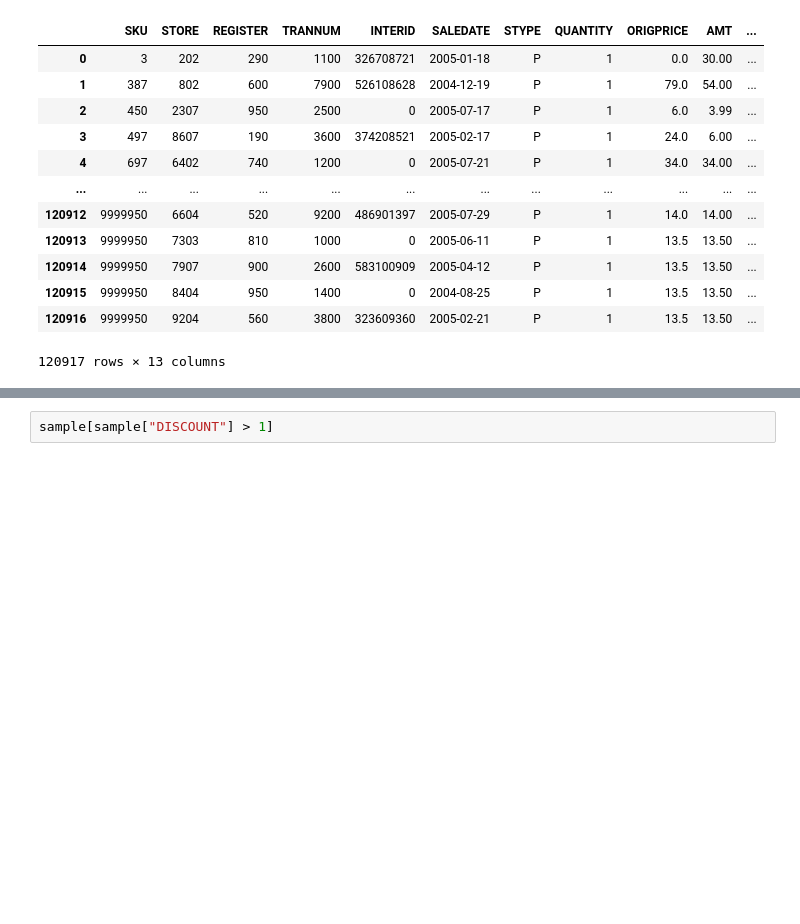
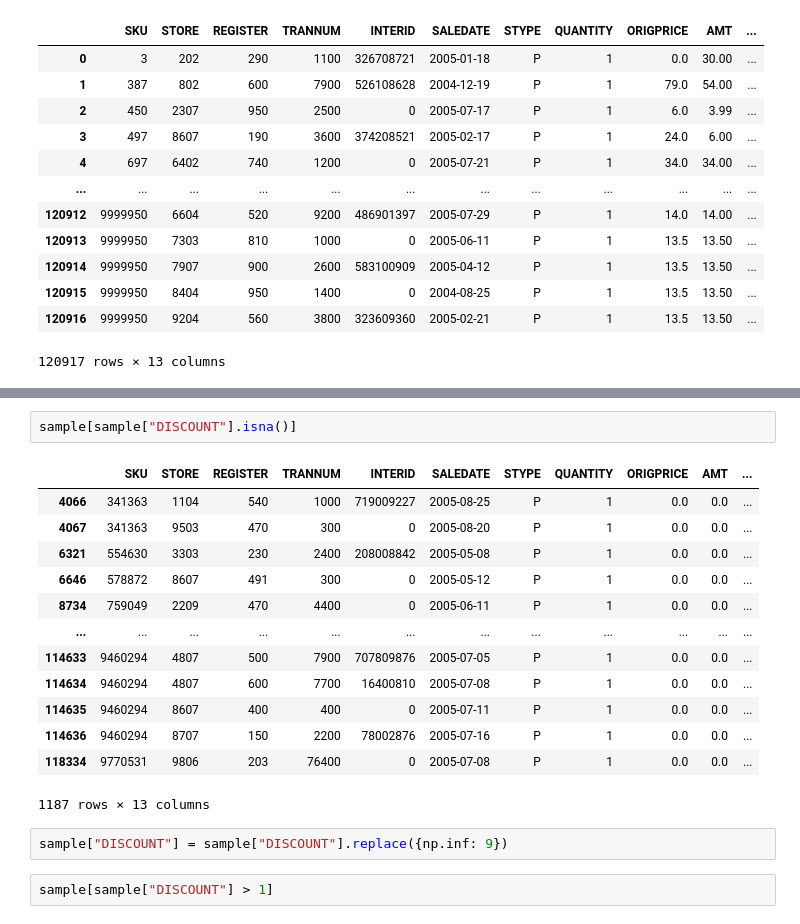
Before and after one commit to Marklong7/Dillard_return_forecasting, a Jupyter notebook: EDA.ipynb, the cells around one changed output, grey strips where cells are left out. Saved outputs shown, nothing was run; the diff lists cells and outputs as text; blank space fills up the shorter version.

```diff
--- a/EDA.ipynb
+++ b/EDA.ipynb
@@ -327,3 +334,21 @@ sample
+# %%
+sample[sample["DISCOUNT"].isna()]
+# %% [output]
+|  | SKU | STORE | REGISTER | TRANNUM | INTERID | SALEDATE | STYPE | QUANTITY | ORIGPRICE | AMT | ... |
+| 4066 | 341363 | 1104 | 540 | 1000 | 719009227 | 2005-08-25 | P | 1 | 0.0 | 0.0 | ... |
+| 4067 | 341363 | 9503 | 470 | 300 | 0 | 2005-08-20 | P | 1 | 0.0 | 0.0 | ... |
+| 6321 | 554630 | 3303 | 230 | 2400 | 208008842 | 2005-05-08 | P | 1 | 0.0 | 0.0 | ... |
+| 6646 | 578872 | 8607 | 491 | 300 | 0 | 2005-05-12 | P | 1 | 0.0 | 0.0 | ... |
+| 8734 | 759049 | 2209 | 470 | 4400 | 0 | 2005-06-11 | P | 1 | 0.0 | 0.0 | ... |
+| ... | ... | ... | ... | ... | ... | ... | ... | ... | ... | ... | ... |
+| 114633 | 9460294 | 4807 | 500 | 7900 | 707809876 | 2005-07-05 | P | 1 | 0.0 | 0.0 | ... |
+| 114634 | 9460294 | 4807 | 600 | 7700 | 16400810 | 2005-07-08 | P | 1 | 0.0 | 0.0 | ... |
+| 114635 | 9460294 | 8607 | 400 | 400 | 0 | 2005-07-11 | P | 1 | 0.0 | 0.0 | ... |
+| 114636 | 9460294 | 8707 | 150 | 2200 | 78002876 | 2005-07-16 | P | 1 | 0.0 | 0.0 | ... |
+| 118334 | 9770531 | 9806 | 203 | 76400 | 0 | 2005-07-08 | P | 1 | 0.0 | 0.0 | ... |
+1187 rows × 13 columns
+# %%
+sample["DISCOUNT"] = sample["DISCOUNT"].replace({np.inf: 9})
 # %%
 sample[sample["DISCOUNT"] > 1]
 # %% [output]
```
Also changed, not shown: parts of 63 cells of this notebook.
